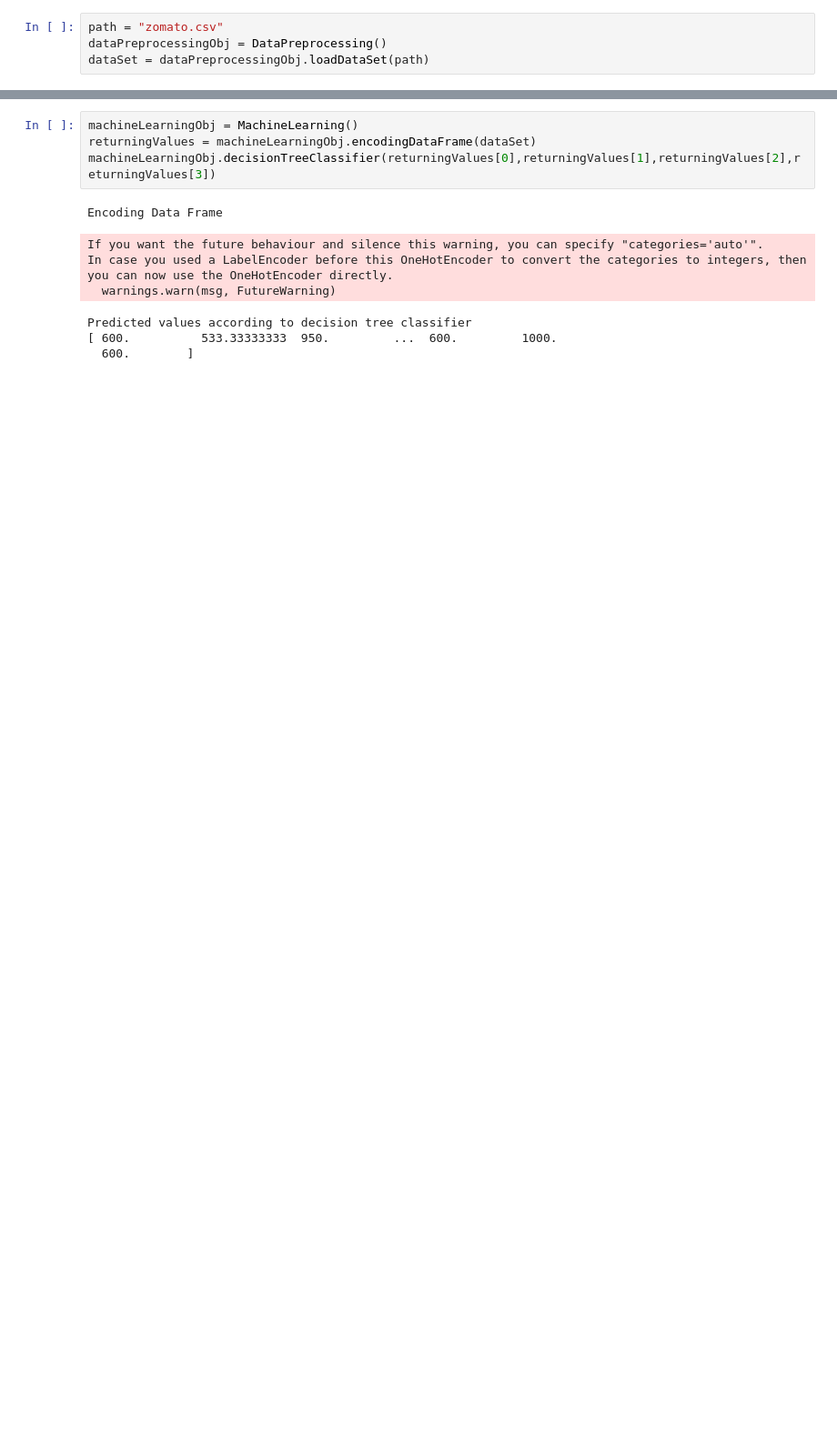
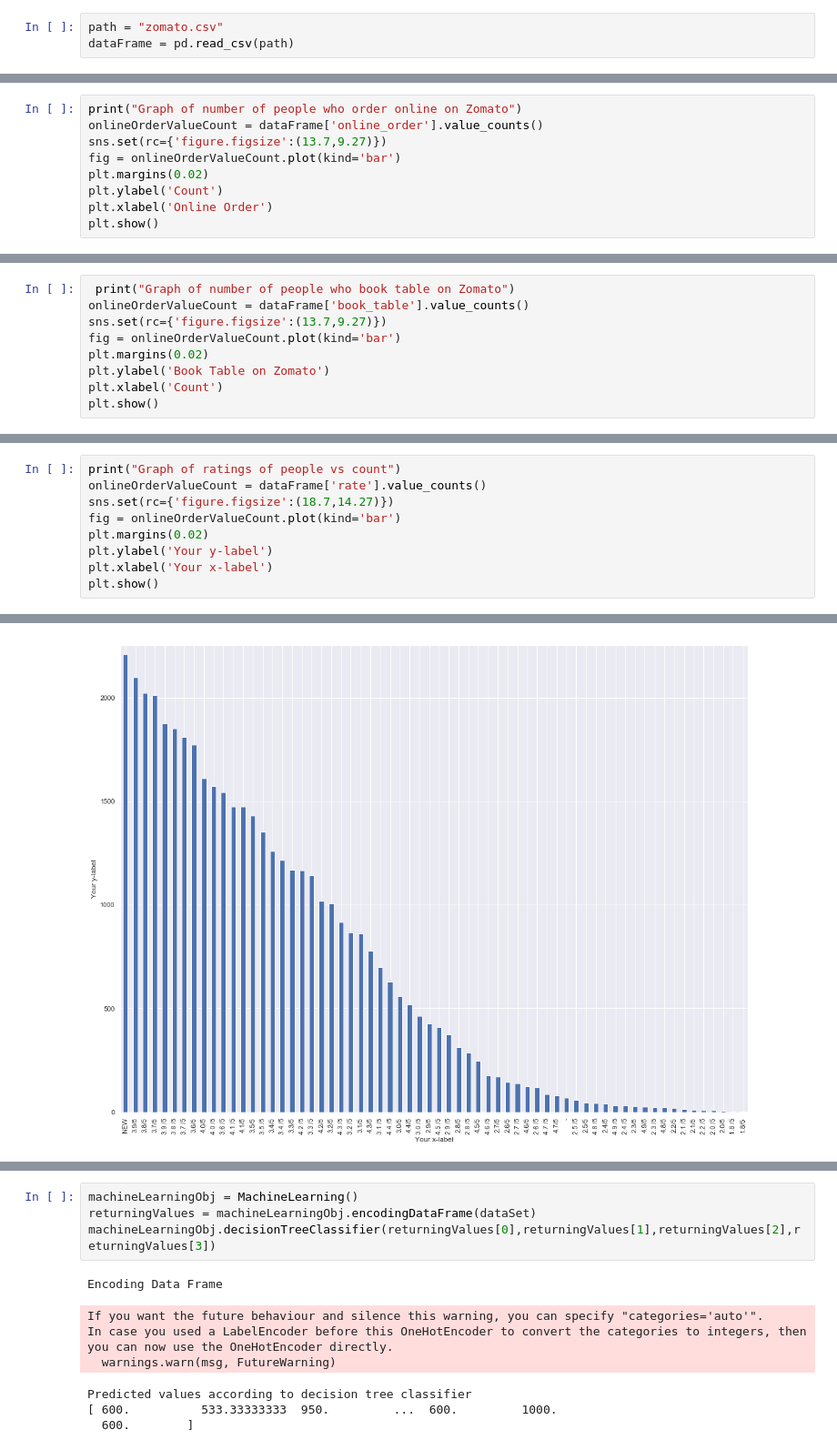
Before and after one commit to NavneetPrakashSingh/assignment-1-dataScience, a Jupyter notebook: Main.ipynb, the cells around one changed output, grey strips where cells are left out. Shown at 91% size. Drawn from its saved outputs; the diff is of its cells as text; blank space fills up the shorter version.

```diff
--- a/Main.ipynb
+++ b/Main.ipynb
@@ -10,4 +10,3 @@ Importing Jupyter notebook from DataPreprocessing.ipynb
 # %%
 path = "zomato.csv"
-dataPreprocessingObj = DataPreprocessing()
-dataSet = dataPreprocessingObj.loadDataSet(path)
+dataFrame = pd.read_csv(path)
@@ -42,0 +15,9 @@ Type of restaurants famous in the area are: Casual Dining , Beverage Shop, Quick
+# %%
+print("Graph of number of people who order online on Zomato")
+onlineOrderValueCount = dataFrame['online_order'].value_counts()
+sns.set(rc={'figure.figsize':(13.7,9.27)})
+fig = onlineOrderValueCount.plot(kind='bar')
+plt.margins(0.02)
+plt.ylabel('Count')
+plt.xlabel('Online Order')
+plt.show()
@@ -42,0 +27,9 @@ Type of restaurants famous in the area are: Casual Dining , Beverage Shop, Quick
+# %%
+ print("Graph of number of people who book table on Zomato")
+onlineOrderValueCount = dataFrame['book_table'].value_counts()
+sns.set(rc={'figure.figsize':(13.7,9.27)})
+fig = onlineOrderValueCount.plot(kind='bar')
+plt.margins(0.02)
+plt.ylabel('Book Table on Zomato')
+plt.xlabel('Count')
+plt.show()
@@ -42,0 +39,10 @@ Type of restaurants famous in the area are: Casual Dining , Beverage Shop, Quick
+# %%
+print("Graph of ratings of people vs count")
+onlineOrderValueCount = dataFrame['rate'].value_counts()
+sns.set(rc={'figure.figsize':(18.7,14.27)})
+fig = onlineOrderValueCount.plot(kind='bar')
+plt.margins(0.02)
+plt.ylabel('Your y-label')
+plt.xlabel('Your x-label')
+plt.show()
+# %% [output]
@@ -42,0 +50 @@ Type of restaurants famous in the area are: Casual Dining , Beverage Shop, Quick
+[figure, added]
```
Also changed, not shown: parts of 19 cells of this notebook, 2 other files.
